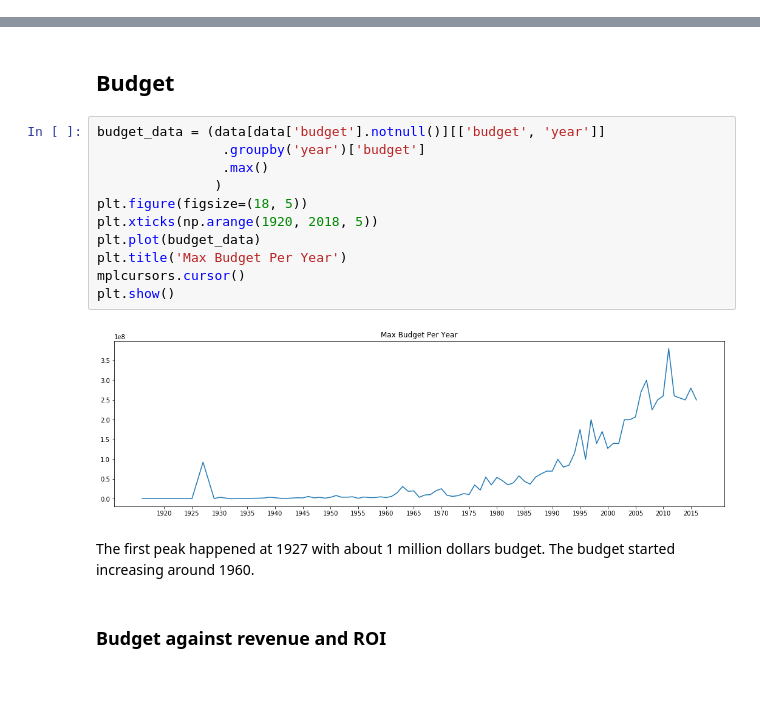
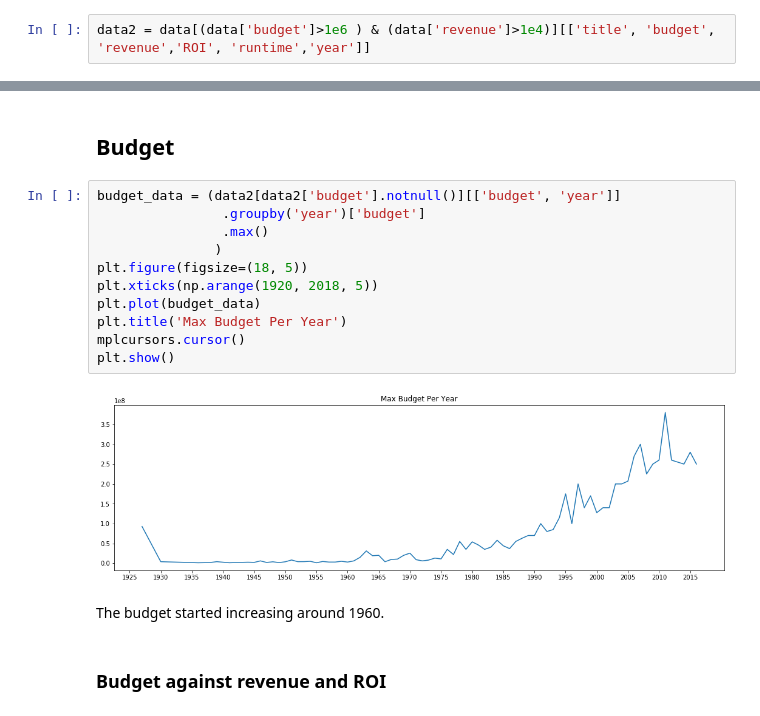
Before and after one commit to leyaof/movie-analysis, a Jupyter notebook: movie-analysis.ipynb, the cells around one changed output, grey strips where cells are left out. Drawn from its saved outputs; the diff is of its cells as text; blank space fills up the shorter version.

```diff
--- a/movie-analysis.ipynb
+++ b/movie-analysis.ipynb
@@ -206,6 +206,8 @@ plt.show()
 [figure]
 # %%
 import seaborn as sns
+# %%
+data2 = data[(data['budget']>1e6 ) & (data['revenue']>1e4)][['title', 'budget', 'revenue','ROI', 'runtime','year']]
 # %% [markdown]
 ## Runtime
 # %%
@@ -434,20 +442,20 @@ plt.show()
 # %% [markdown]
 ## Budget
 # %%
-budget_data = (data[data['budget'].notnull()][['budget', 'year']]
+budget_data = (data2[data2['budget'].notnull()][['budget', 'year']]
                 .groupby('year')['budget']
                 .max()
                )
 plt.figure(figsize=(18, 5))
 plt.xticks(np.arange(1920, 2018, 5))
 plt.plot(budget_data)
 plt.title('Max Budget Per Year')
 mplcursors.cursor()
 plt.show()
 # %% [output]
-[figure, old version]
+[figure, new version]
 # %% [markdown]
-The first peak happened at 1927 with about 1 million dollars budget. The budget started increasing around 1960.
+The budget started increasing around 1960.
 # %% [markdown]
 ### Budget against revenue and ROI
 # %% [markdown]
```
Also changed, not shown: parts of 9 cells of this notebook.
